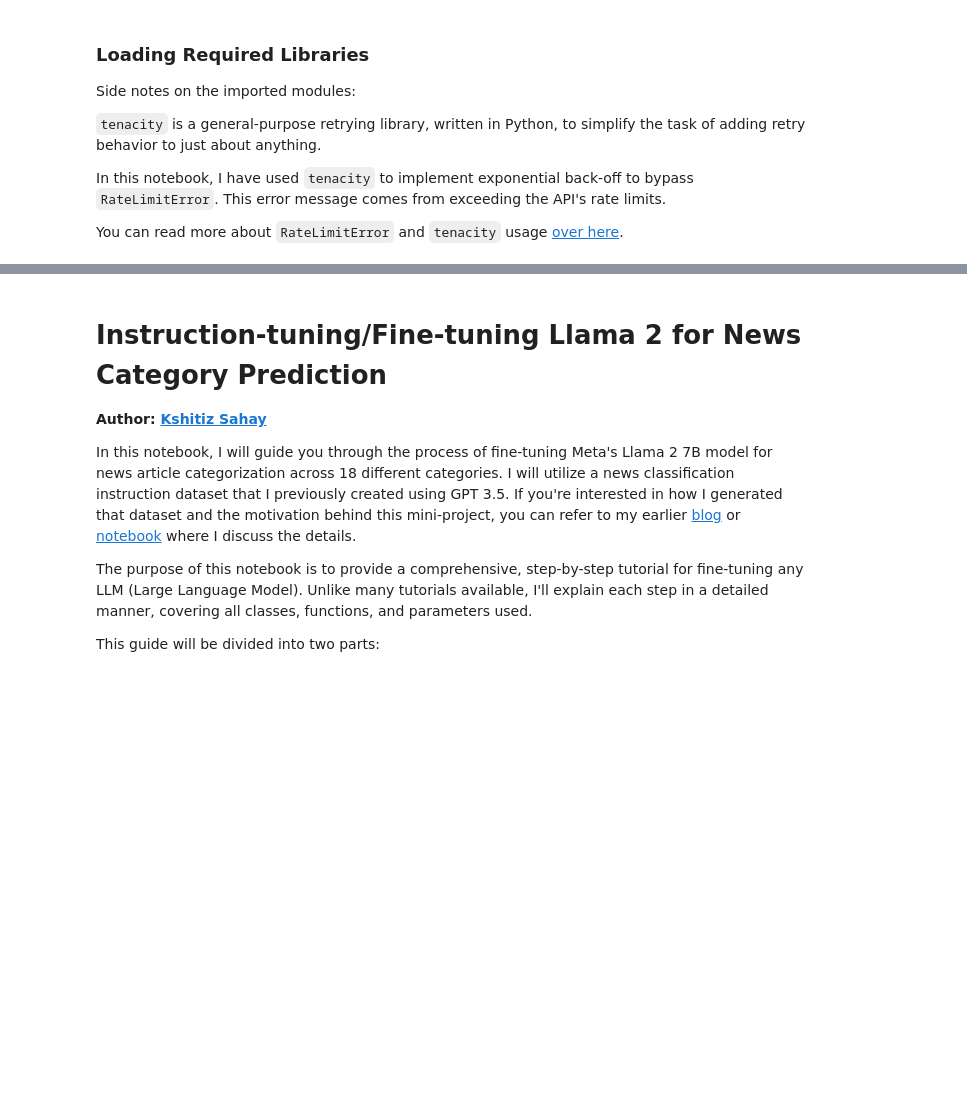
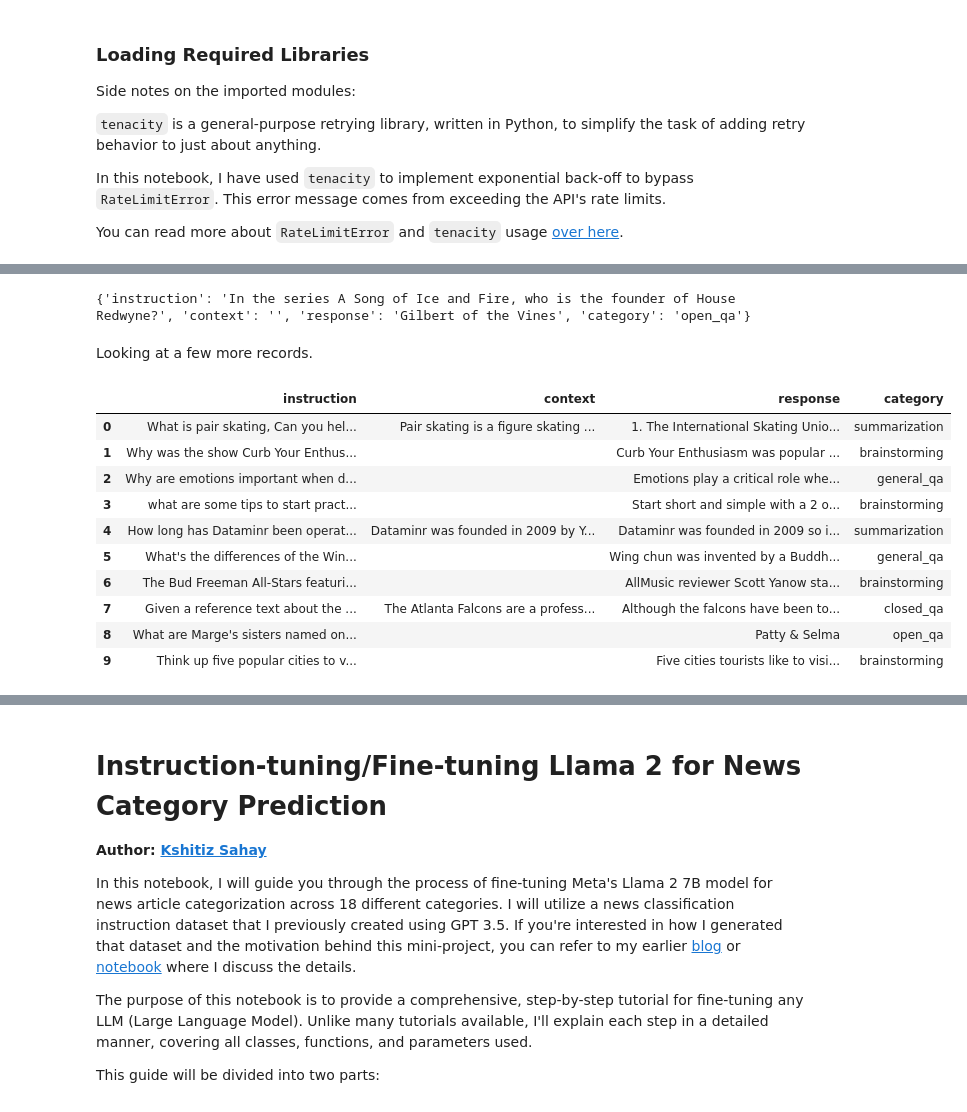
Before and after one commit to MengOonLee/AccountReceivable, a Jupyter notebook: Workflow/InvoicePayment/Instruction_FineTuning_NewsClassification.ipynb, the cells around one changed output, grey strips where cells are left out. Cells and saved outputs as stored; diff of their text form; code cells hidden in the pictures; blank space fills up the shorter version.

```diff
--- a/Workflow/InvoicePayment/Instruction_FineTuning_NewsClassification.ipynb
+++ b/Workflow/InvoicePayment/Instruction_FineTuning_NewsClassification.ipynb
@@ -60,0 +79,6 @@ You can read more about `RateLimitError` and `tenacity` usage [over here](https:
+# %%
+# Sample instruction dataset
+instruction_dataset_name = "databricks/databricks-dolly-15k"
+
+# Loading Databricks Dolly 15K from Hugging Face Datasets
+dataset = load_dataset(instruction_dataset_name, split = "train")
@@ -60,0 +101,40 @@ You can read more about `RateLimitError` and `tenacity` usage [over here](https:
+# %%
+# Displaying a random prompt / response pair from the dataset
+print(dataset[randrange(len(dataset))])
+# %% [output]
+{'instruction': 'In the series A Song of Ice and Fire, who is the founder of House Redwyne?', 'context': '', 'response': 'Gilbert of the Vines', 'category': 'open_qa'}
+# %% [markdown]
+Looking at a few more records.
+# %%
+# Generating random indices
+n_samples = 10
+random_indices = random.sample(range(len(dataset)), n_samples)
+samples = []
+
+# Appending prompts to a list
+for idx in random_indices:
+    sample = dataset[idx]
+
+    sample_data = {
+        'instruction': sample['instruction'],
+        'context': sample['context'],
+        'response': sample['response'],
+        'category': sample['category']
+    }
+    samples.append(sample_data)
+
+# Creating a DataFrame
+dolly_df = pd.DataFrame(samples)
+display(dolly_df)
+# %% [output]
+|  | instruction | context | response | category |
+| 0 | What is pair skating, Can you hel... | Pair skating is a figure skating ... | 1. The International Skating Unio... | summarization |
+| 1 | Why was the show Curb Your Enthus... |  | Curb Your Enthusiasm was popular ... | brainstorming |
+| 2 | Why are emotions important when d... |  | Emotions play a critical role whe... | general_qa |
+| 3 | what are some tips to start pract... |  | Start short and simple with a 2 o... | brainstorming |
+| 4 | How long has Dataminr been operat... | Dataminr was founded in 2009 by Y... | Dataminr was founded in 2009 so i... | summarization |
+| 5 | What's the differences of the Win... |  | Wing chun was invented by a Buddh... | general_qa |
+| 6 | The Bud Freeman All-Stars featuri... |  | AllMusic reviewer Scott Yanow sta... | brainstorming |
+| 7 | Given a reference text about the ... | The Atlanta Falcons are a profess... | Although the falcons have been to... | closed_qa |
+| 8 | What are Marge's sisters named on... |  | Patty & Selma | open_qa |
+| 9 | Think up five popular cities to v... |  | Five cities tourists like to visi... | brainstorming |
```
Also changed, not shown: parts of 18 cells of this notebook.
